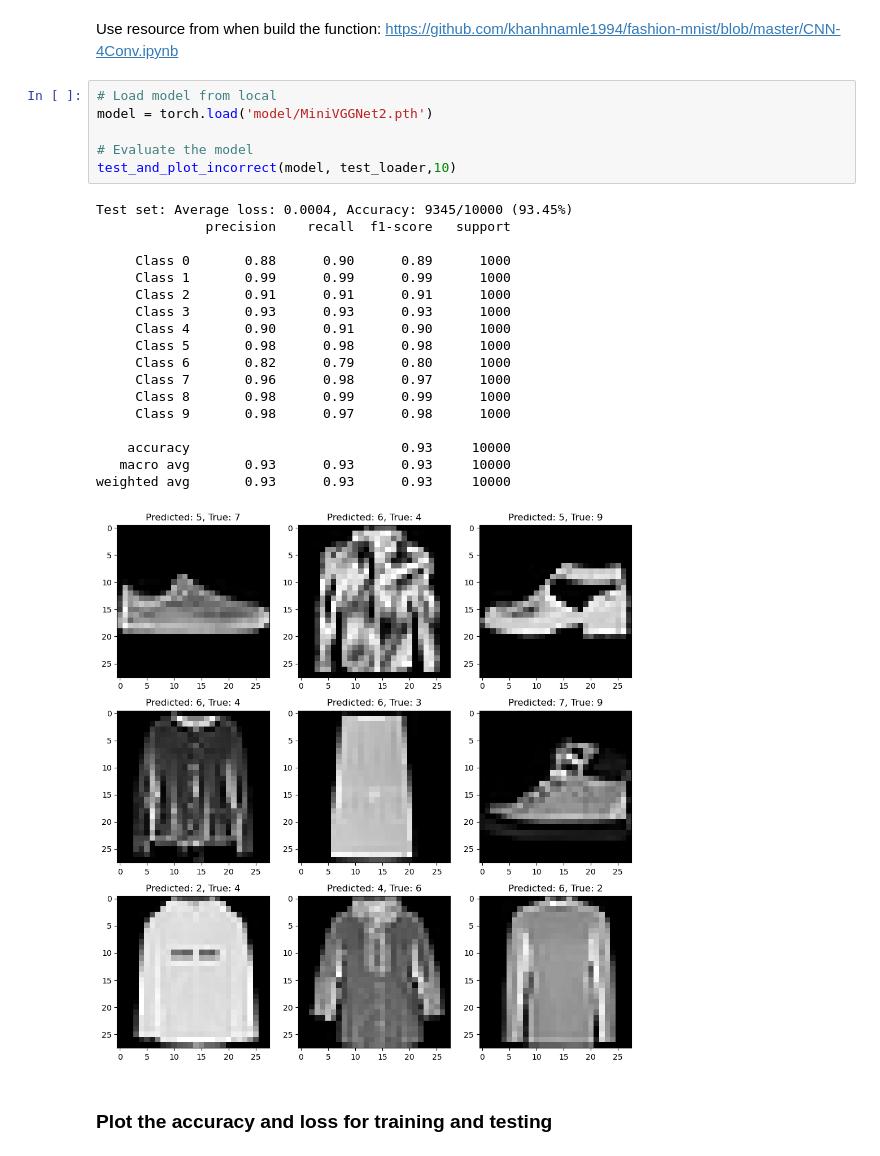
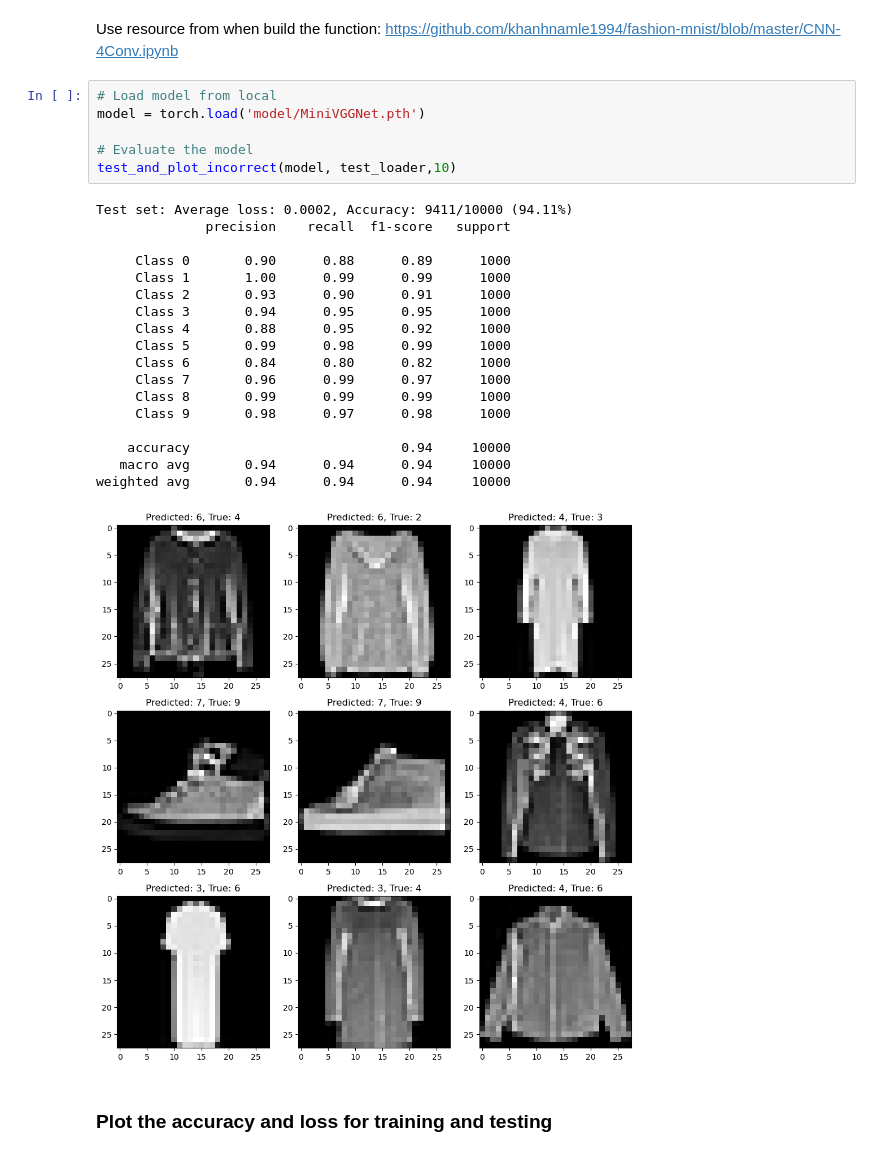
Before and after one commit to Yulin0217/COMP338, a Jupyter notebook: Ass2/Yulin_Huang_2035905.ipynb, the cells around one changed output. Drawn from its saved outputs; the diff is of its cells as text.

Commit message:
finish notebook format for CNN3， update model,update plot, update without drop out and more plot,

```diff
--- a/Ass2/Yulin_Huang_2035905.ipynb
+++ b/Ass2/Yulin_Huang_2035905.ipynb
@@ -358,29 +356,29 @@ End of Epoch 12, Test Loss: 0.3476, Test Accuracy: 92.26%
 Use resource from when build the function: https://github.com/khanhnamle1994/fashion-mnist/blob/master/CNN-4Conv.ipynb
 # %%
 # Load model from local
-model = torch.load('model/MiniVGGNet2.pth')
+model = torch.load('model/MiniVGGNet.pth')
 
 # Evaluate the model
 test_and_plot_incorrect(model, test_loader,10)
 # %% [output]
-Test set: Average loss: 0.0004, Accuracy: 9345/10000 (93.45%)
+Test set: Average loss: 0.0002, Accuracy: 9411/10000 (94.11%)
               precision    recall  f1-score   support
 
-     Class 0       0.88      0.90      0.89      1000
-     Class 1       0.99      0.99      0.99      1000
-     Class 2       0.91      0.91      0.91      1000
-     Class 3       0.93      0.93      0.93      1000
-     Class 4       0.90      0.91      0.90      1000
-     Class 5       0.98      0.98      0.98      1000
-     Class 6       0.82      0.79      0.80      1000
-     Class 7       0.96      0.98      0.97      1000
-     Class 8       0.98      0.99      0.99      1000
+     Class 0       0.90      0.88      0.89      1000
+     Class 1       1.00      0.99      0.99      1000
+     Class 2       0.93      0.90      0.91      1000
+     Class 3       0.94      0.95      0.95      1000
+     Class 4       0.88      0.95      0.92      1000
+     Class 5       0.99      0.98      0.99      1000
+     Class 6       0.84      0.80      0.82      1000
+     Class 7       0.96      0.99      0.97      1000
+     Class 8       0.99      0.99      0.99      1000
      Class 9       0.98      0.97      0.98      1000
 
-    accuracy                           0.93     10000
-   macro avg       0.93      0.93      0.93     10000
-weighted avg       0.93      0.93      0.93     10000
+    accuracy                           0.94     10000
+   macro avg       0.94      0.94      0.94     10000
+weighted avg       0.94      0.94      0.94     10000
-[figure, old version]
+[figure, new version]
 # %% [markdown]
 ### Plot the accuracy and loss for training and testing
 # %%
```
Also changed, not shown: parts of 5 cells of this notebook, 4 other files.
